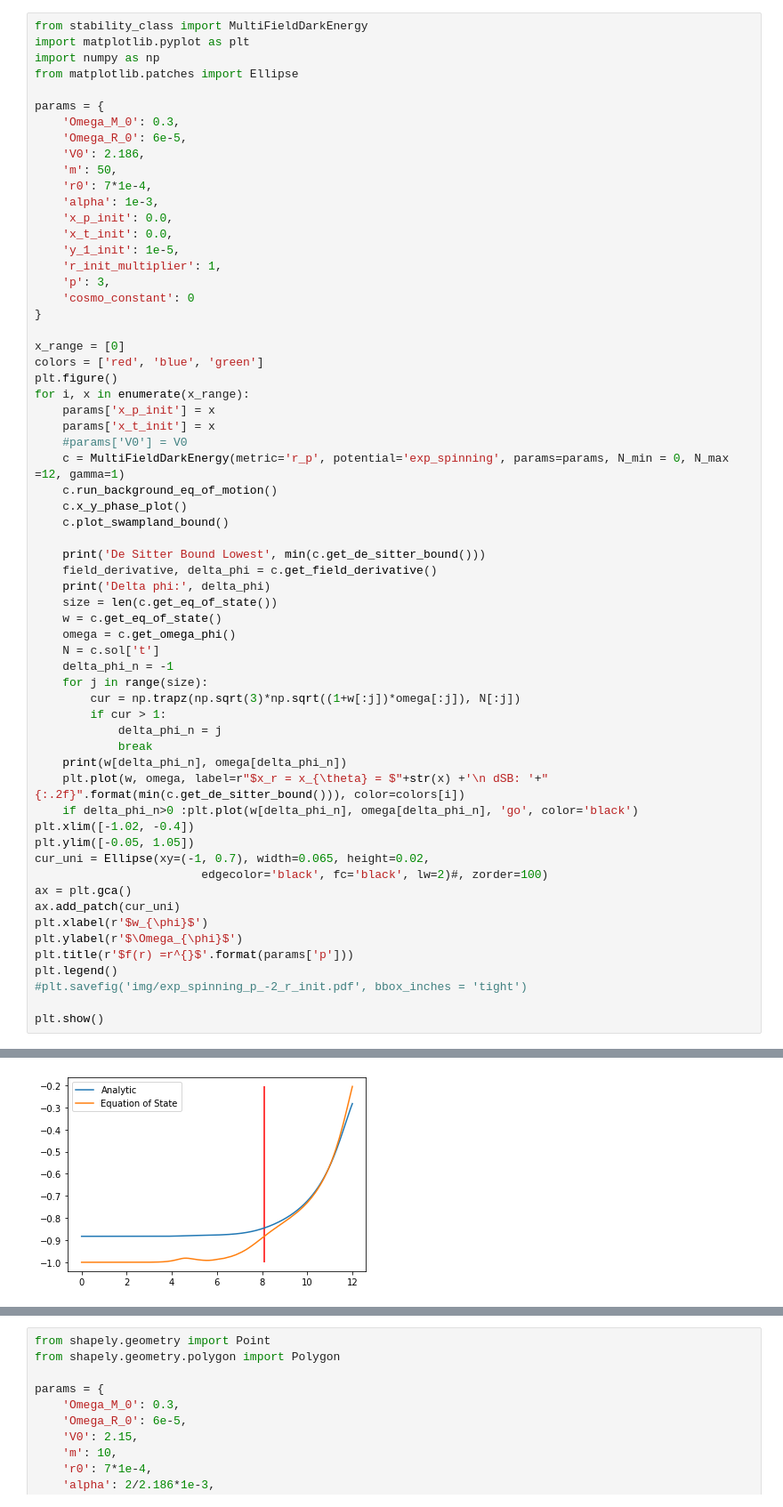
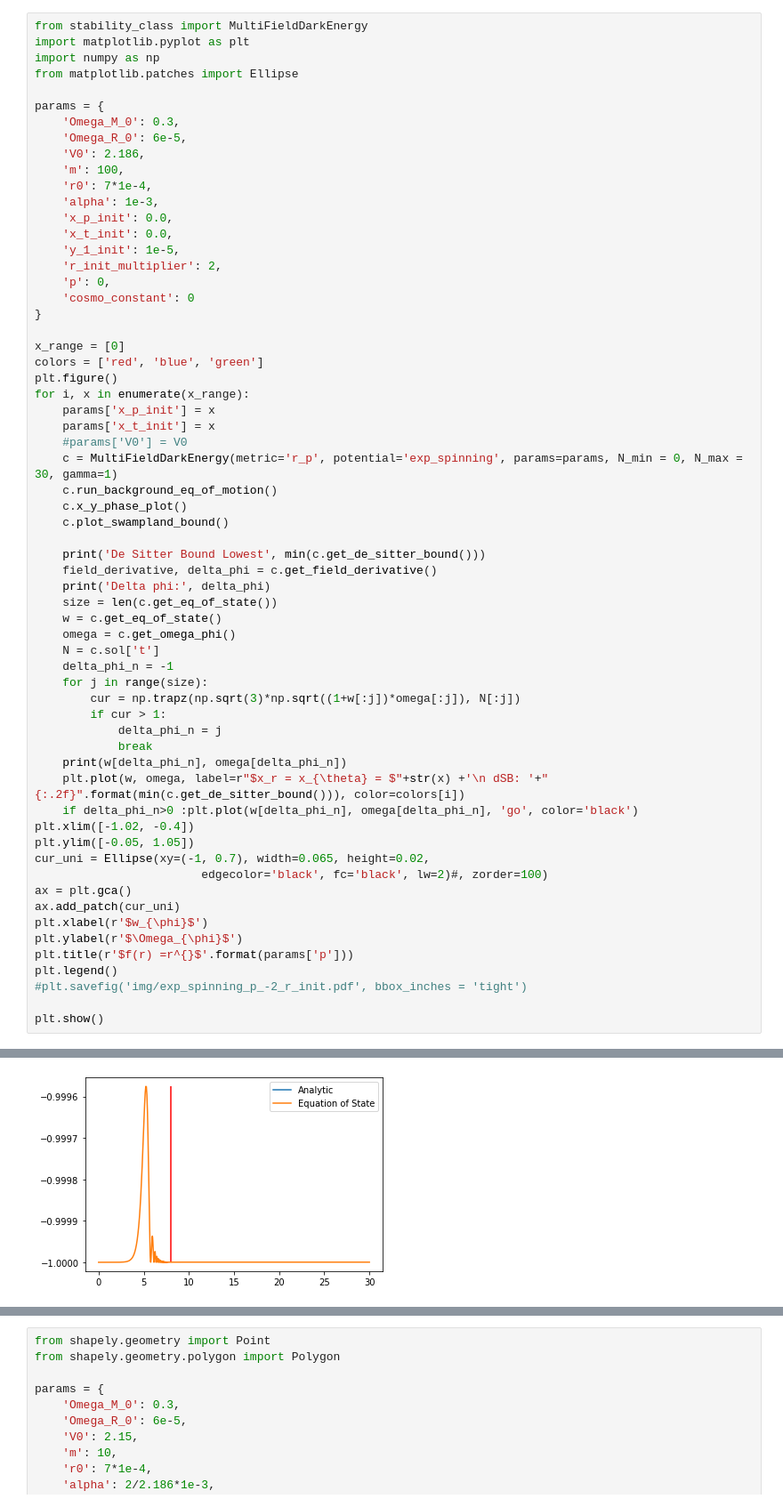
Before and after one commit to LilleJohs/Multi-Field-Dark-Energy, a Jupyter notebook: play_stability.ipynb, the cells around one changed output, grey strips where cells are left out. Shown at 89% size. Drawn from its saved outputs; the diff is of its cells as text.

```diff
--- a/play_stability.ipynb
+++ b/play_stability.ipynb
@@ -8,14 +8,14 @@ params = {
     'Omega_M_0': 0.3,
     'Omega_R_0': 6e-5,
     'V0': 2.186,
-    'm': 50,
+    'm': 100,
     'r0': 7*1e-4,
     'alpha': 1e-3,
     'x_p_init': 0.0,
     'x_t_init': 0.0,
     'y_1_init': 1e-5,
-    'r_init_multiplier': 1,
-    'p': 3,
+    'r_init_multiplier': 2,
+    'p': 0,
     'cosmo_constant': 0
 }
 
@@ -26,7 +26,7 @@ for i, x in enumerate(x_range):
     params['x_p_init'] = x
     params['x_t_init'] = x
     #params['V0'] = V0
-    c = MultiFieldDarkEnergy(metric='r_p', potential='exp_spinning', params=params, N_min = 0, N_max =12, gamma=1)
+    c = MultiFieldDarkEnergy(metric='r_p', potential='exp_spinning', params=params, N_min = 0, N_max = 30, gamma=1)
     c.run_background_eq_of_motion()
     c.x_y_phase_plot()
     c.plot_swampland_bound()
@@ -69 +69 @@ plt.show()
-[figure, old version]
+[figure, new version]
```
Also changed, not shown: parts of 1 cell of this notebook, 27 other files.
